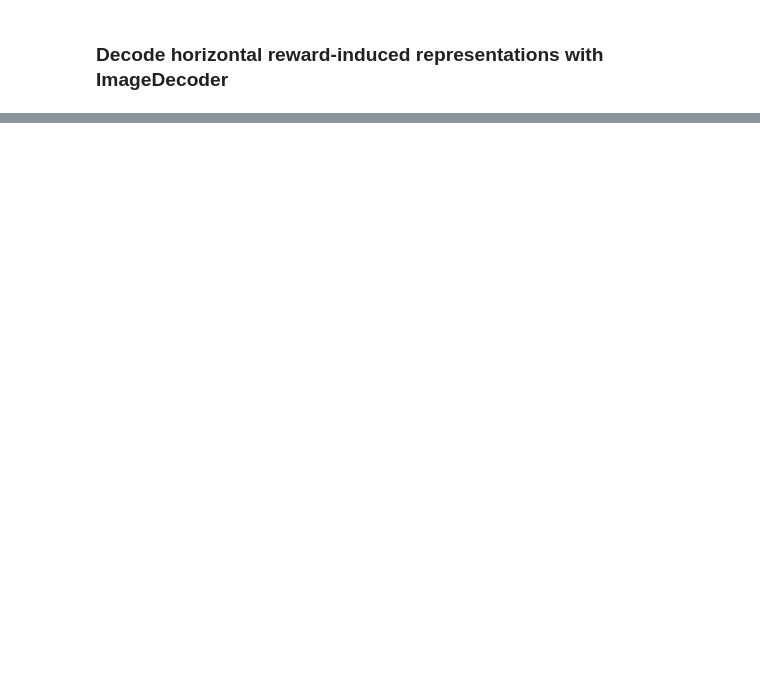
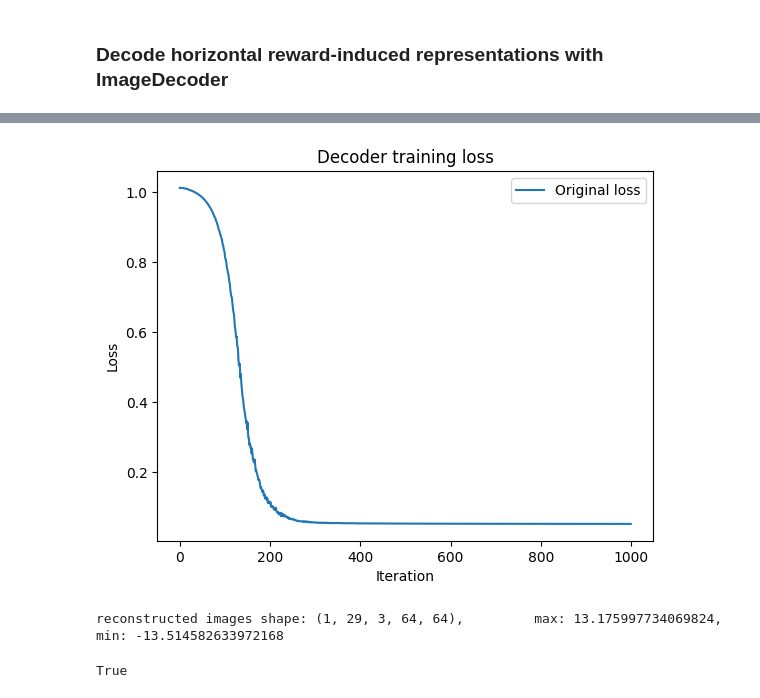
Before and after one commit to thisisWooyeol/clvr_impl_starter, a Jupyter notebook: reward_induced/decode_repr.ipynb, the cells around one changed output, grey strips where cells are left out. Saved outputs shown, nothing was run; the diff lists cells and outputs as text; code cells hidden in the pictures; blank space fills up the shorter version.

```diff
--- a/reward_induced/decode_repr.ipynb
+++ b/reward_induced/decode_repr.ipynb
@@ -274,0 +236,2 @@ True
+# %%
+losses_decoder = train_decoder(model_horizontal, decoder_horizontal, training_data, device, n_iter)
@@ -274,0 +250,10 @@ True
+# %%
+# Visualize the losses
+plt.plot(losses_decoder, label='Original loss')
+plt.xlabel('Iteration')
+plt.ylabel('Loss')
+plt.title('Decoder training loss')
+plt.legend()
+plt.show()
+# %% [output]
+[figure, added]
@@ -274,0 +263,19 @@ True
+# %%
+dataset = MovingSpriteDataset(spec)
+eval_data = DataLoader(dataset, batch_size=1)
+
+data = next(iter(eval_data))
+images = data['images'].to(device)
+
+with torch.no_grad():
+    reconstructed_images = decoder_horizontal(model_horizontal(images)[0])
+reconstructed_images = ( reconstructed_images.cpu().numpy() + 1 ) * (255.0 / 2)
+
+print(f'reconstructed images shape: {reconstructed_images.shape}, \
+        max: {reconstructed_images.max()}, min: {reconstructed_images.min()}')
+
+reconstructed_images = make_image_seq_strip([reconstructed_images.astype(np.float32)], sep_val=255.0).astype(np.uint8)
+cv2.imwrite('imgs/horizontal_decoded.png', reconstructed_images[0].transpose(1, 2, 0))
+# %% [output]
+reconstructed images shape: (1, 29, 3, 64, 64),         max: 13.175997734069824, min: -13.514582633972168
+True
```
Also changed, not shown: parts of 37 cells of this notebook, 6 other files.
